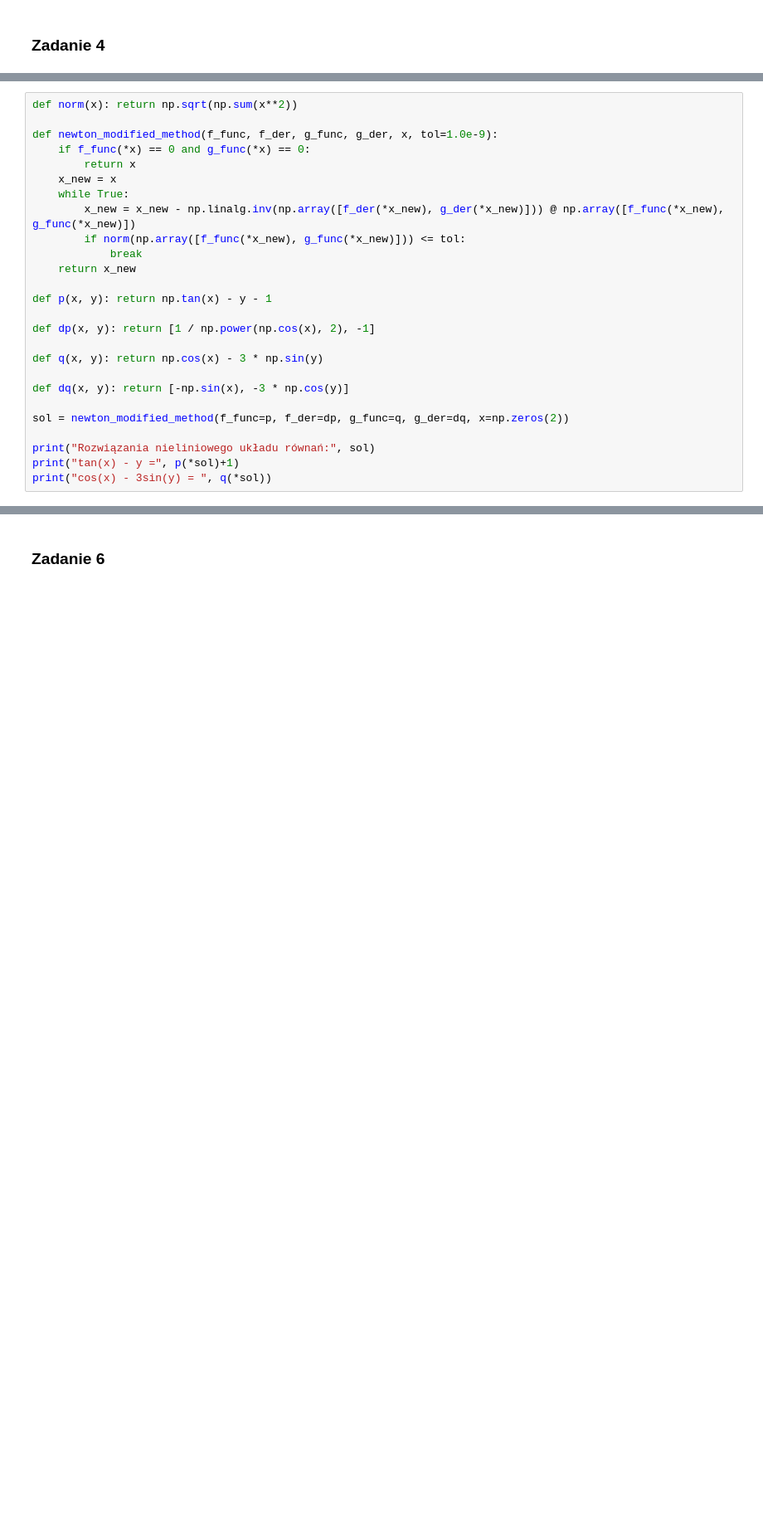
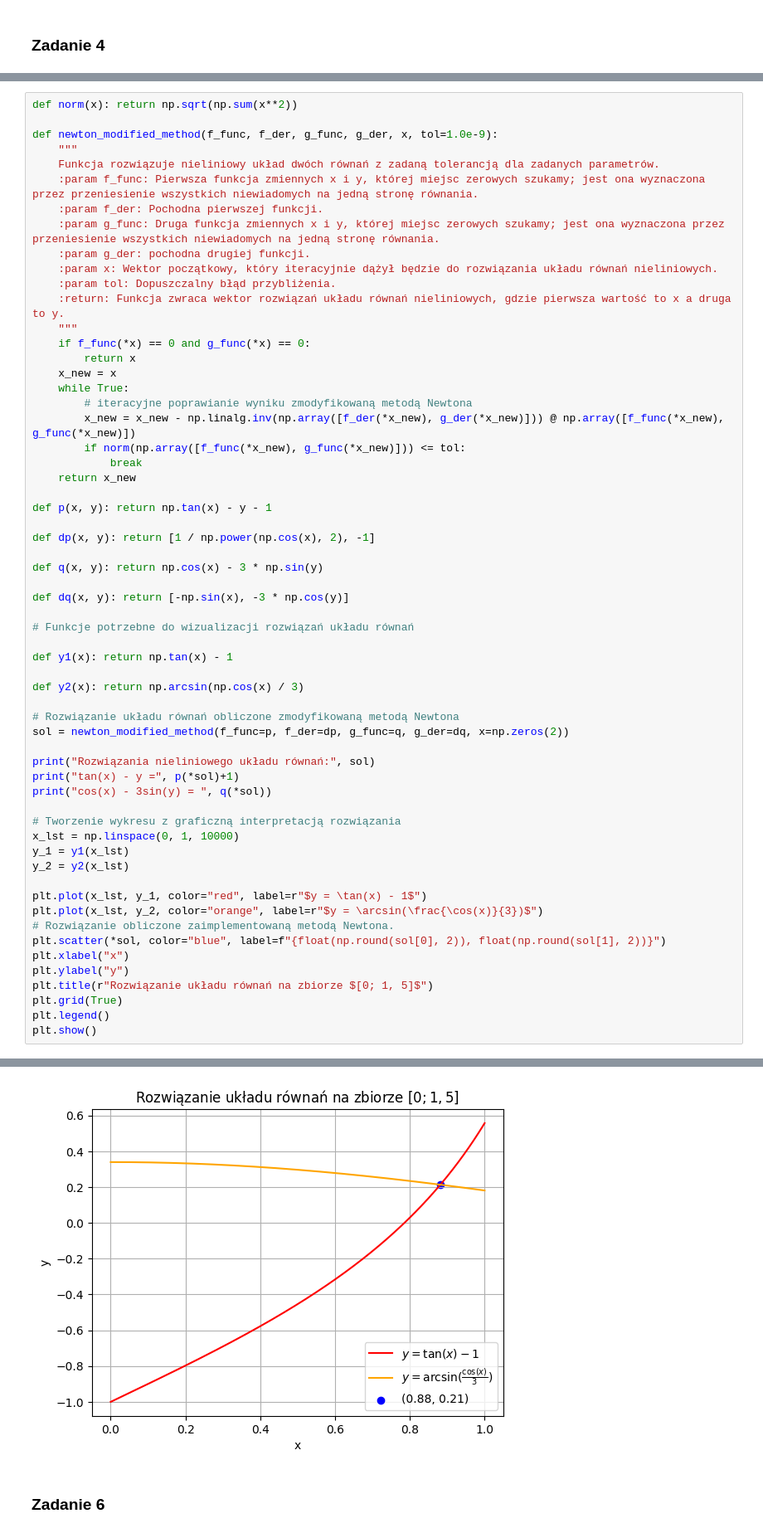
Before and after one commit to Zuzanna-Sosnowska/UniversityProjects, a Jupyter notebook: Semestr 5/Metody numeryczne/Lista4/lista4.ipynb, the cells around one changed output, grey strips where cells are left out. Shown at 83% size. Saved outputs shown, nothing was run; the diff lists cells and outputs as text; blank space fills up the shorter version.

```diff
--- a/Semestr 5/Metody numeryczne/Lista4/lista4.ipynb
+++ b/Semestr 5/Metody numeryczne/Lista4/lista4.ipynb
@@ -371,33 +468,68 @@ create_table_for_ex4(function=gibbs_free_energy, bracket=bracket_values, toleran
 # %%
 def norm(x): return np.sqrt(np.sum(x**2))
 
 def newton_modified_method(f_func, f_der, g_func, g_der, x, tol=1.0e-9):
+    """
+    Funkcja rozwiązuje nieliniowy układ dwóch równań z zadaną tolerancją dla zadanych parametrów.
+    :param f_func: Pierwsza funkcja zmiennych x i y, której miejsc zerowych szukamy; jest ona wyznaczona przez przeniesienie wszystkich niewiadomych na jedną stronę równania.
+    :param f_der: Pochodna pierwszej funkcji.
+    :param g_func: Druga funkcja zmiennych x i y, której miejsc zerowych szukamy; jest ona wyznaczona przez przeniesienie wszystkich niewiadomych na jedną stronę równania.
+    :param g_der: pochodna drugiej funkcji.
+    :param x: Wektor początkowy, który iteracyjnie dążył będzie do rozwiązania układu równań nieliniowych.
+    :param tol: Dopuszczalny błąd przybliżenia.
+    :return: Funkcja zwraca wektor rozwiązań układu równań nieliniowych, gdzie pierwsza wartość to x a druga to y.
+    """
     if f_func(*x) == 0 and g_func(*x) == 0:
         return x
     x_new = x
     while True:
+        # iteracyjne poprawianie wyniku zmodyfikowaną metodą Newtona
         x_new = x_new - np.linalg.inv(np.array([f_der(*x_new), g_der(*x_new)])) @ np.array([f_func(*x_new), g_func(*x_new)])
         if norm(np.array([f_func(*x_new), g_func(*x_new)])) <= tol:
             break
     return x_new
 
 def p(x, y): return np.tan(x) - y - 1
 
 def dp(x, y): return [1 / np.power(np.cos(x), 2), -1]
 
 def q(x, y): return np.cos(x) - 3 * np.sin(y)
 
 def dq(x, y): return [-np.sin(x), -3 * np.cos(y)]
 
+# Funkcje potrzebne do wizualizacji rozwiązań układu równań
+
+def y1(x): return np.tan(x) - 1
+
+def y2(x): return np.arcsin(np.cos(x) / 3)
+
+# Rozwiązanie układu równań obliczone zmodyfikowaną metodą Newtona
 sol = newton_modified_method(f_func=p, f_der=dp, g_func=q, g_der=dq, x=np.zeros(2))
 
 print("Rozwiązania nieliniowego układu równań:", sol)
 print("tan(x) - y =", p(*sol)+1)
 print("cos(x) - 3sin(y) = ", q(*sol))
+
+# Tworzenie wykresu z graficzną interpretacją rozwiązania
+x_lst = np.linspace(0, 1, 10000)
+y_1 = y1(x_lst)
+y_2 = y2(x_lst)
+
+plt.plot(x_lst, y_1, color="red", label=r"$y = \tan(x) - 1$")
+plt.plot(x_lst, y_2, color="orange", label=r"$y = \arcsin(\frac{\cos(x)}{3})$")
+# Rozwiązanie obliczone zaimplementowaną metodą Newtona.
+plt.scatter(*sol, color="blue", label=f"{float(np.round(sol[0], 2)), float(np.round(sol[1], 2))}")
+plt.xlabel("x")
+plt.ylabel("y")
+plt.title(r"Rozwiązanie układu równań na zbiorze $[0; 1, 5]$")
+plt.grid(True)
+plt.legend()
+plt.show()
 # %% [output]
 Rozwiązania nieliniowego układu równań: [0.88159259 0.21359471]
 tan(x) - y = 1.000000000000009
 cos(x) - 3sin(y) =  -8.881784197001252e-16
+[figure, added]
 # %% [markdown]
 ### Zadanie 6
 # %%
```
Also changed, not shown: parts of 9 cells of this notebook, 7 other files.
